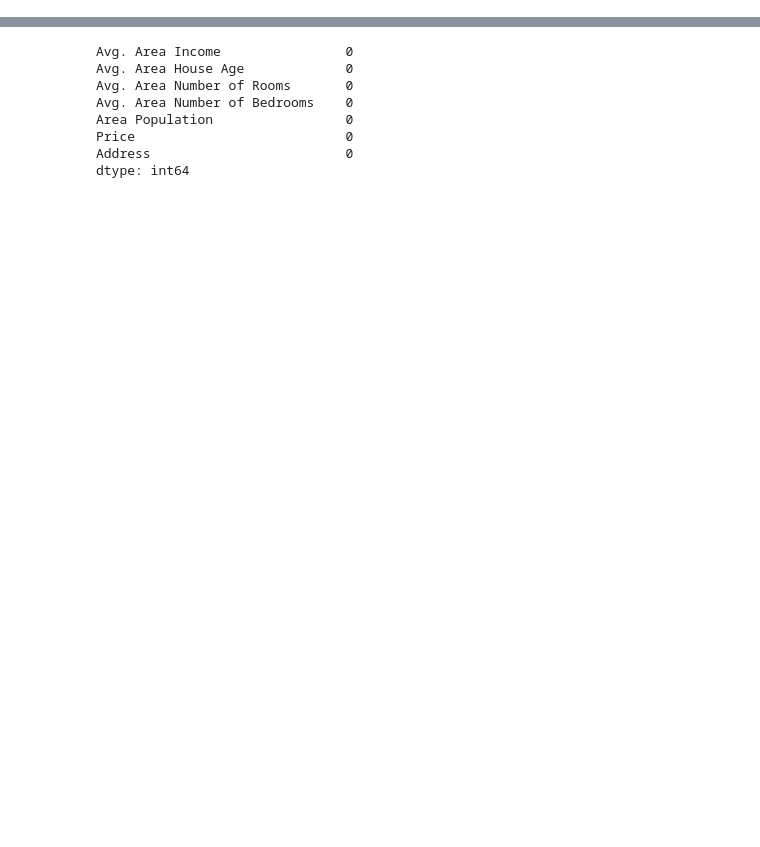
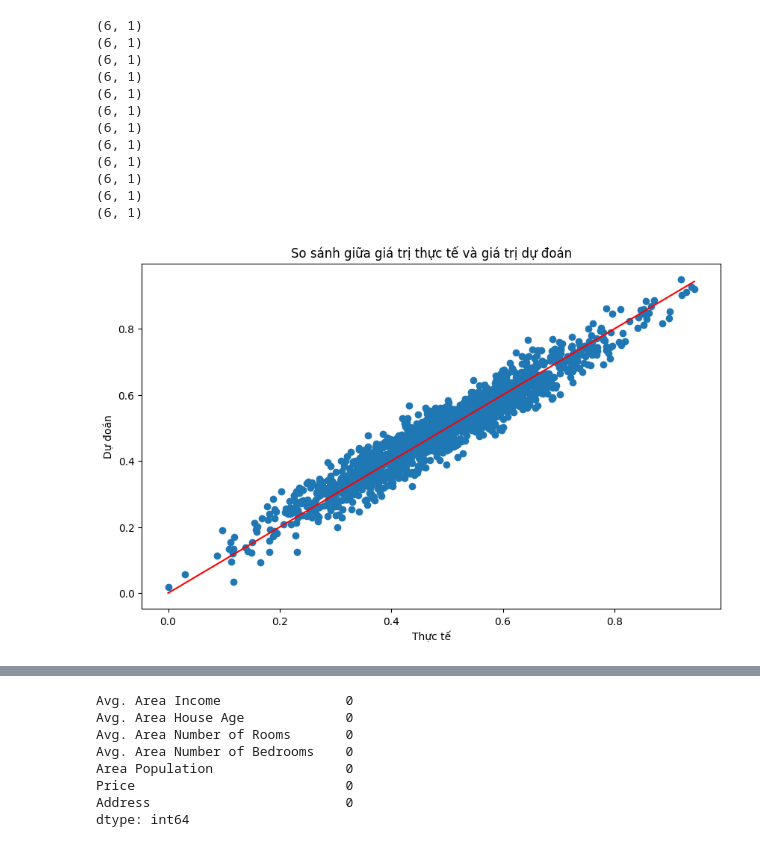
Before and after one commit to NguyenVanManh-AI/Deep-Learning, a Jupyter notebook: Learning/Chapter2_Machine learning_basic/Lab1_LinearRegression/Lab1_LinearRegression.ipynb, the cells around one changed output, grey strips where cells are left out. Saved outputs shown, nothing was run; the diff lists cells and outputs as text; code cells hidden in the pictures; blank space fills up the shorter version.

Commit message:
Linear Regression by NVM

```diff
--- a/Learning/Chapter2_Machine learning_basic/Lab1_LinearRegression/Lab1_LinearRegression.ipynb
+++ b/Learning/Chapter2_Machine learning_basic/Lab1_LinearRegression/Lab1_LinearRegression.ipynb
@@ -119,0 +172,79 @@ mse1_test =  0.0017307508107815728
+# %%
+import pandas as pd
+import numpy as np
+import matplotlib.pyplot as plt
+
+def matrix_transformation(x, y) :
+    x = np.concatenate((np.ones((x.shape[0], 1)), x), axis=1) # thêm cột 1 vào ma trận x , m*n+1 với n biến đầu vào mà m mẫu
+    y = np.array(y).reshape(-1, 1) # chuyển y thành ma trận m*1 (m mẫu trên 1 cột dự đoán)
+    return x, y
+
+# Hàm train
+def linear_regression(X, y, lr=0.05, epsilon=1e-10, epochs=100000):
+    w = np.random.randn(X.shape[1], 1) # khởi tạo ma trận w (n*1)
+    ep = 0
+    N = X.shape[0]
+    while ep < epochs:
+        # Tính gradient
+        gradient = np.dot(X.T, (np.dot(X, w) - y)) / N
+
+        w = np.linalg.pinv(X.T.dot(X)).dot(X.T).dot(y) # w = (X^T . X)^-1 . X^T . y
+
+        # Cập nhật trọng số
+        w = w - lr * gradient
+
+        # Kiểm tra điều kiện dừng trước khi đủ epochs=100000 , nếu đã hội tụ thì dừng luôn
+        if np.linalg.norm(gradient) < epsilon:
+            break
+
+        ep += 1
+
+    return w
+
+# Hàm dự đoán
+def predict(X, w):
+    predictions = X.dot(w)
+
+    return predictions
+
+X = data[['Avg. Area Income', 'Avg. Area House Age', 'Avg. Area Number of Rooms', 'Avg. Area Number of Bedrooms', 'Area Population']]
+y = data['Price']
+
+# Chia dữ liệu thành tập huấn luyện và tập kiểm tra (70-30)
+np.random.seed(42)  # Để đảm bảo kết quả được tái tạo
+random_indices = np.random.permutation(len(X))
+train_size = int(0.7 * len(X))
+
+X_train = X.iloc[random_indices[:train_size]]
+y_train = y[random_indices[:train_size]]
+X_test = X.iloc[random_indices[train_size:]]
+y_test = y[random_indices[train_size:]]
+
+X_train, y_train = matrix_transformation(X_train, y_train)
+X_test, y_test = matrix_transformation(X_test, y_test)
+
+w = linear_regression(X_train, y_train, lr=0.05, epsilon=1e-10, epochs=100000) # huấn luyện
+predictions = predict(X_test, w) # đầu ra kết quả dự đoán
+
+# Vẽ biểu đồ so sánh giữa giá trị thực tế và giá trị dự đoán
+plt.figure(figsize=(10, 6))
+plt.scatter(y_test, predictions)
+plt.plot([y_test.min(), y_test.max()], [y_test.min(), y_test.max()], color='red')  # Vẽ đường chéo màu đỏ
+plt.xlabel('Thực tế')
+plt.ylabel('Dự đoán')
+plt.title('So sánh giữa giá trị thực tế và giá trị dự đoán')
+plt.show()
+# %% [output]
+(6, 1)
+(6, 1)
+(6, 1)
+(6, 1)
+(6, 1)
+(6, 1)
+(6, 1)
+(6, 1)
+(6, 1)
+(6, 1)
+(6, 1)
+(6, 1)
+[figure, added]
```
Also changed, not shown: parts of 23 cells of this notebook, 5 other files.
